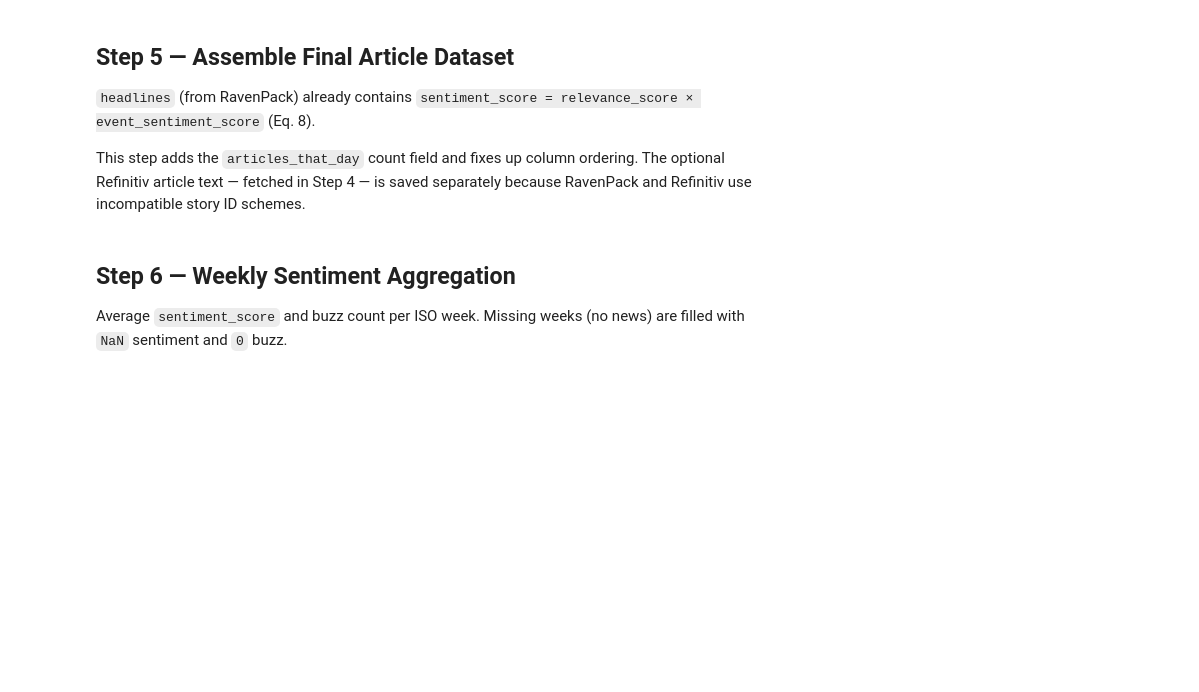
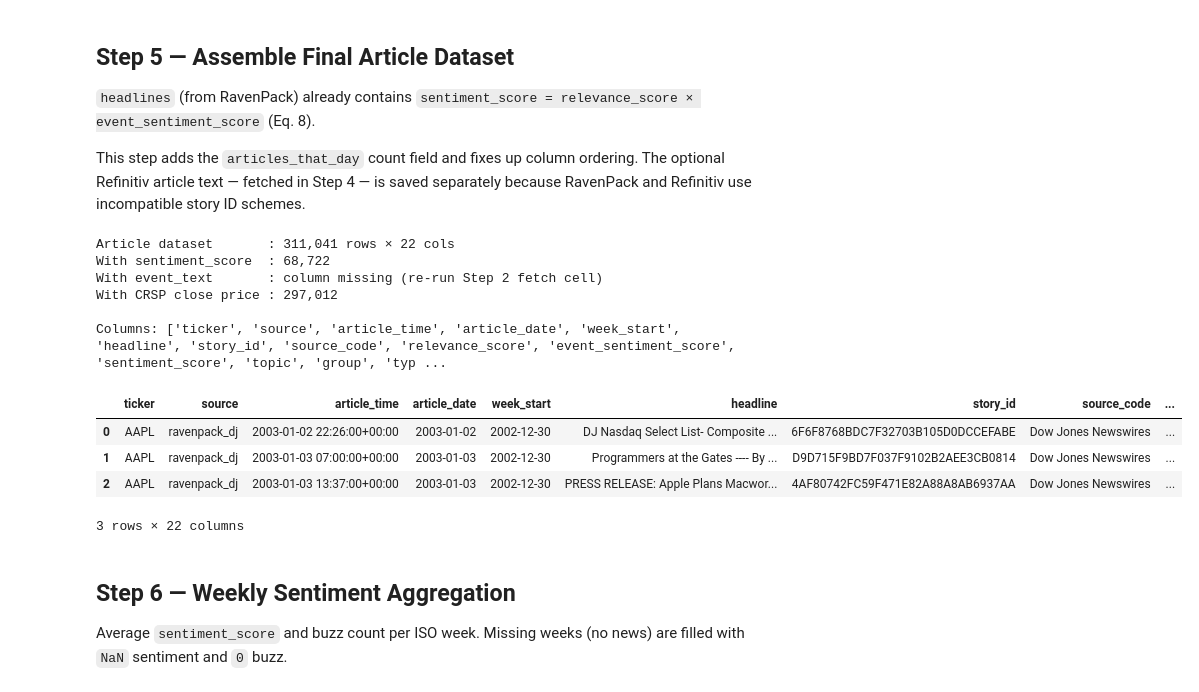
Before and after one commit to armandordorica/sentiment_learn_to_rank_paper, a Jupyter notebook: notebooks/fetch_news_articles.ipynb, the cells around one changed output. Cells and saved outputs as stored; diff of their text form; code cells hidden in the pictures; blank space fills up the shorter version.

```diff
--- a/notebooks/fetch_news_articles.ipynb
+++ b/notebooks/fetch_news_articles.ipynb
@@ -645,34 +740,49 @@ daily_lookup = (
 articles = headlines.copy()
 articles["article_date"] = pd.to_datetime(articles["article_date"]).dt.normalize()
 articles = articles.merge(daily_lookup, left_on="article_date", right_on="date", how="left").drop(columns=["date"])
 
 # ── Merge CRSP daily market data (by calendar date) ───────────────────────────
 crsp_cols = ["date", "close", "high", "low", "volume", "daily_ret", "shares_outstanding"]
 articles = articles.merge(
     crsp_daily[crsp_cols].rename(columns={"date": "article_date"}),
     on="article_date",
     how="left",
 )
 
 # ── Final column order ─────────────────────────────────────────────────────────
 COL_ORDER = [
     "ticker", "source",
     "article_time", "article_date", "week_start",
     "headline", "event_text", "story_id", "source_code",
     "relevance_score", "event_sentiment_score", "sentiment_score",
     "topic", "group", "type", "news_type",
     "articles_that_day",
     # CRSP market data for the article's trading day
     "close", "high", "low", "volume", "daily_ret", "shares_outstanding",
 ]
 articles = articles[[c for c in COL_ORDER if c in articles.columns]].sort_values("article_time").reset_index(drop=True)
 
 print(f"Article dataset       : {len(articles):,} rows × {articles.shape[1]} cols")
 print(f"With sentiment_score  : {articles['sentiment_score'].notna().sum():,}")
-print(f"With event_text       : {articles['event_text'].notna().sum():,}  ({articles['event_text'].notna().mean():.1%})")
+if "event_text" in articles.columns:
+    print(f"With event_text       : {articles['event_text'].notna().sum():,}  ({articles['event_text'].notna().mean():.1%})")
+else:
+    print("With event_text       : column missing (re-run Step 2 fetch cell)")
 print(f"With CRSP close price : {articles['close'].notna().sum():,}")
 print(f"\nColumns: {articles.columns.tolist()}")
 articles.head(3)
+# %% [output]
+Article dataset       : 311,041 rows × 22 cols
+With sentiment_score  : 68,722
+With event_text       : column missing (re-run Step 2 fetch cell)
+With CRSP close price : 297,012
+
+Columns: ['ticker', 'source', 'article_time', 'article_date', 'week_start', 'headline', 'story_id', 'source_code', 'relevance_score', 'event_sentiment_score', 'sentiment_score', 'topic', 'group', 'typ ...
+|  | ticker | source | article_time | article_date | week_start | headline | story_id | source_code | ... |
+| 0 | AAPL | ravenpack_dj | 2003-01-02 22:26:00+00:00 | 2003-01-02 | 2002-12-30 | DJ Nasdaq Select List- Composite ... | 6F6F8768BDC7F32703B105D0DCCEFABE | Dow Jones Newswires | ... |
+| 1 | AAPL | ravenpack_dj | 2003-01-03 07:00:00+00:00 | 2003-01-03 | 2002-12-30 | Programmers at the Gates ---- By ... | D9D715F9BD7F037F9102B2AEE3CB0814 | Dow Jones Newswires | ... |
+| 2 | AAPL | ravenpack_dj | 2003-01-03 13:37:00+00:00 | 2003-01-03 | 2002-12-30 | PRESS RELEASE: Apple Plans Macwor... | 4AF80742FC59F471E82A88A8AB6937AA | Dow Jones Newswires | ... |
+3 rows × 22 columns
 # %% [markdown]
 ## Step 6 — Weekly Sentiment Aggregation
 
```
Also changed, not shown: parts of 16 cells of this notebook, 2 other files.
